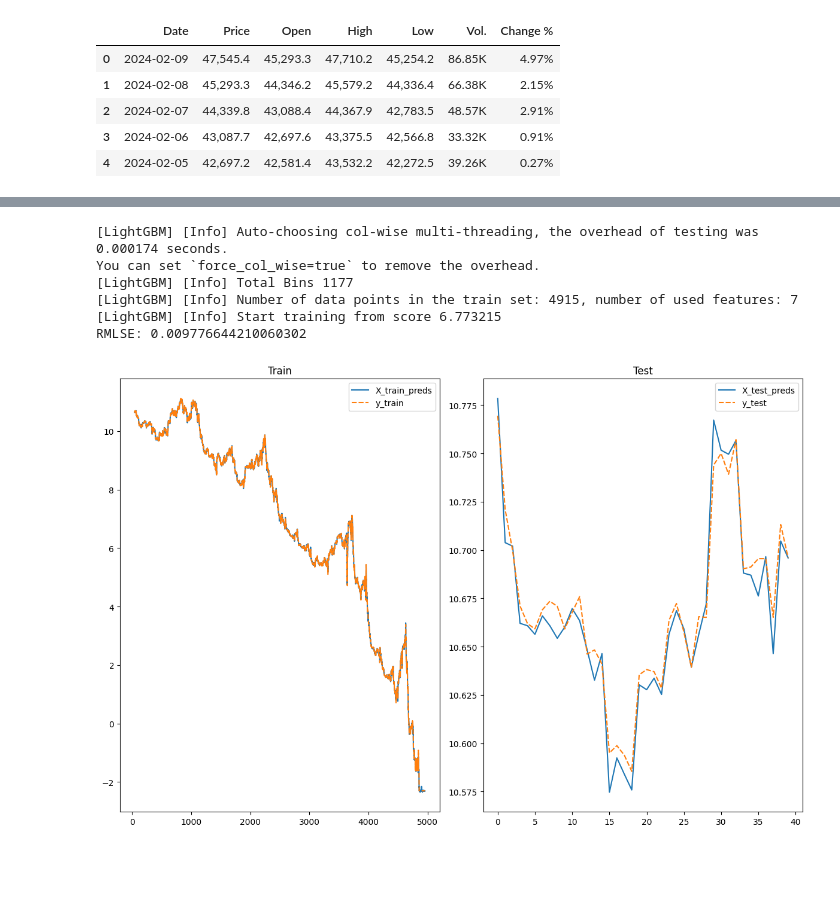
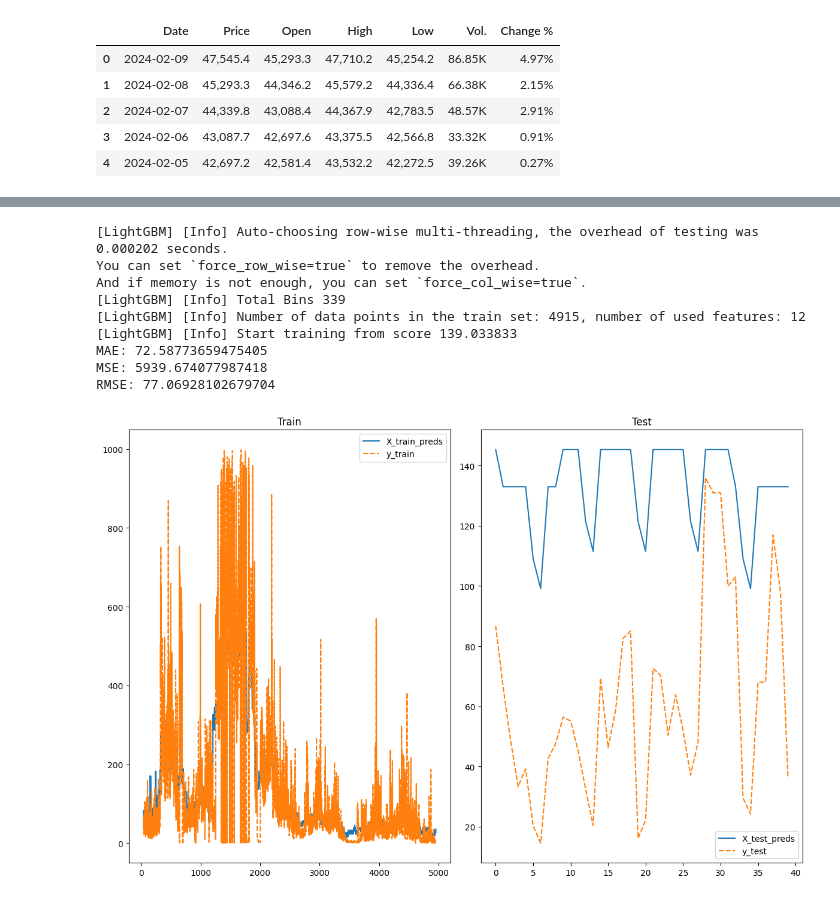
Before and after one commit to daniilgorenkov/Tg-bitcoin-bot, a Jupyter notebook: model_selection.ipynb, the cells around one changed output, grey strips where cells are left out. Drawn from its saved outputs; the diff is of its cells as text; code cells hidden in the pictures; blank space fills up the shorter version.

```diff
--- a/model_selection.ipynb
+++ b/model_selection.ipynb
@@ -150,21 +143,29 @@ test = df[df["year"]>2023]
 # %%
 
-def train_test_split(train:pd.DataFrame,test:pd.DataFrame, log:bool) -> tuple:
-    X_train = train.drop("Price", axis=1)
-    X_test = test.drop("Price", axis=1)
+def train_test_split(y_true:str,train:pd.DataFrame,test:pd.DataFrame, log:bool, cols_to_drop:list = None) -> tuple:
+
+    if cols_to_drop != None:
+        X_train = train.drop([y_true] + cols_to_drop, axis=1)
+        X_test = test.drop([y_true] + cols_to_drop, axis=1)
+
+    else:
+        X_train = train.drop(y_true, axis=1)
+        X_test = test.drop(y_true, axis=1)
 
     if log == False:
-        y_train = train["Price"]
-        y_test = test["Price"]
+        y_train = train[y_true]
+        y_test = test[y_true]
 
     elif log == True:
-        y_train = np.log(train["Price"])
-        y_test = np.log(test["Price"])
+        y_train = np.log(train[y_true])
+        y_test = np.log(test[y_true])
 
     return X_train,X_test,y_train,y_test
 
-cols_to_drop = ["year","day"]
+cols_to_drop = ["Price"]
 
-X_train,X_test,y_train,y_test = train_test_split(train.drop(cols_to_drop, axis=1),
-                                                 test.drop(cols_to_drop, axis=1),
-                                                 log=True)
+X_train,X_test,y_train,y_test = train_test_split("Vol.",
+                                                 train,
+                                                 test,
+                                                 log=False,
+                                                 cols_to_drop=None)
@@ -173,7 +190,7 @@ from sklearn.linear_model import Lasso
 from sklearn.pipeline import Pipeline
 from sklearn.preprocessing import StandardScaler, Normalizer
 
-lasso_pipe = Pipeline([("scaler",StandardScaler()),( "lasso",Lasso())])
+lasso_pipe = Pipeline([("scaler",StandardScaler()),( "lasso",Lasso(max_iter=500,alpha=1))])
 
 lasso_pipe.fit(X_train,y_train)
 # %% [output]
@@ -226,11 +252,11 @@ RMLSE: 1.12485259582322
 # %%
 from xgboost import XGBRegressor
 
-xgb_pipe = Pipeline([("scaler",StandardScaler()),("xgb",XGBRegressor())])
+xgb_pipe = Pipeline([("scaler",StandardScaler()),("xgb",XGBRegressor(max_depth=1))])
 
 xgb_pipe.fit(X_train,y_train)
 
-print_deviations(xgb_pipe,X_test,y_test,log_target=True)
+print_deviations(xgb_pipe,X_test,y_test,log_target=False)
 
 plot_results(xgb_pipe,X_train,X_test,y_train,y_test)
 # %% [output]
@@ -239,11 +267,11 @@ RMLSE: 0.00846557211514126
 # %%
 from catboost import CatBoostRegressor
 
-cat_pipe = Pipeline([("scaler",StandardScaler()),("catboost",CatBoostRegressor())])
+cat_pipe = Pipeline([("scaler",StandardScaler()),("catboost",CatBoostRegressor(iterations=50,depth=1,learning_rate=0.6, random_seed=32))])
 
 cat_pipe.fit(X_train,y_train)
 
-print_deviations(cat_pipe,X_test,y_test,log_target=True)
+print_deviations(cat_pipe,X_test,y_test,log_target=False)
 
 plot_results(cat_pipe,X_train,X_test,y_train,y_test)
 # %% [output]
@@ -268,18 +296,21 @@ RMLSE: 0.01424987935491743
 # %%
 from lightgbm import LGBMRegressor
 
-lgbm_pipe = Pipeline([("scaler",StandardScaler()),("lgbm",LGBMRegressor())])
+lgbm_pipe = Pipeline([("scaler",StandardScaler()),("lgbm",LGBMRegressor(max_depth=3,num_leaves=31, n_estimators=40))])
 
 lgbm_pipe.fit(X_train,y_train)
 
-print_deviations(lgbm_pipe,X_test,y_test,log_target=True)
+print_deviations(lgbm_pipe,X_test,y_test,log_target=False)
 
 plot_results(lgbm_pipe,X_train,X_test,y_train,y_test)
 # %% [output]
-[LightGBM] [Info] Auto-choosing col-wise multi-threading, the overhead of testing was 0.000174 seconds.
-You can set `force_col_wise=true` to remove the overhead.
-[LightGBM] [Info] Total Bins 1177
-[LightGBM] [Info] Number of data points in the train set: 4915, number of used features: 7
-[LightGBM] [Info] Start training from score 6.773215
-RMLSE: 0.009776644210060302
+[LightGBM] [Info] Auto-choosing row-wise multi-threading, the overhead of testing was 0.000202 seconds.
+You can set `force_row_wise=true` to remove the overhead.
+And if memory is not enough, you can set `force_col_wise=true`.
+[LightGBM] [Info] Total Bins 339
+[LightGBM] [Info] Number of data points in the train set: 4915, number of used features: 12
+[LightGBM] [Info] Start training from score 139.033833
+MAE: 72.58773659475405
+MSE: 5939.674077987418
+RMSE: 77.06928102679704
-[figure, old version]
+[figure, new version]
```
Also changed, not shown: parts of 24 cells of this notebook, 1 other file.
